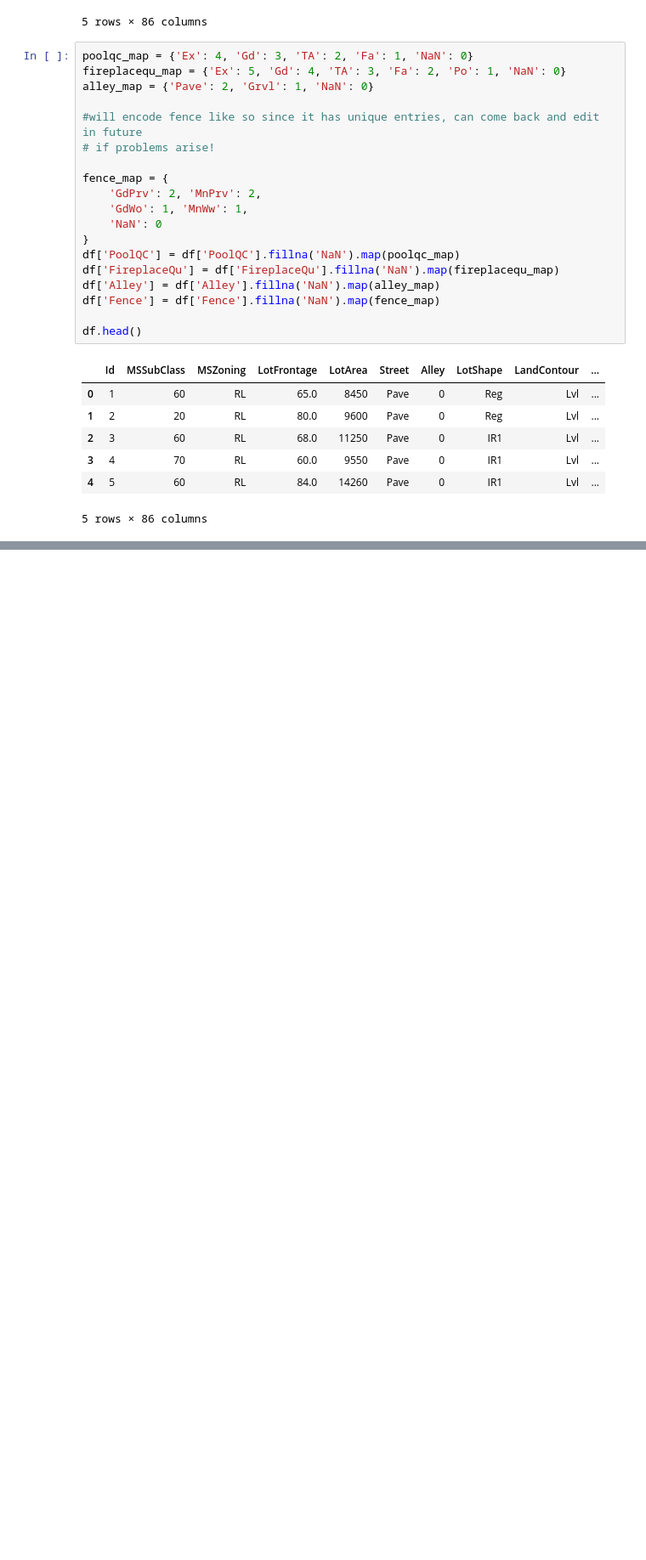
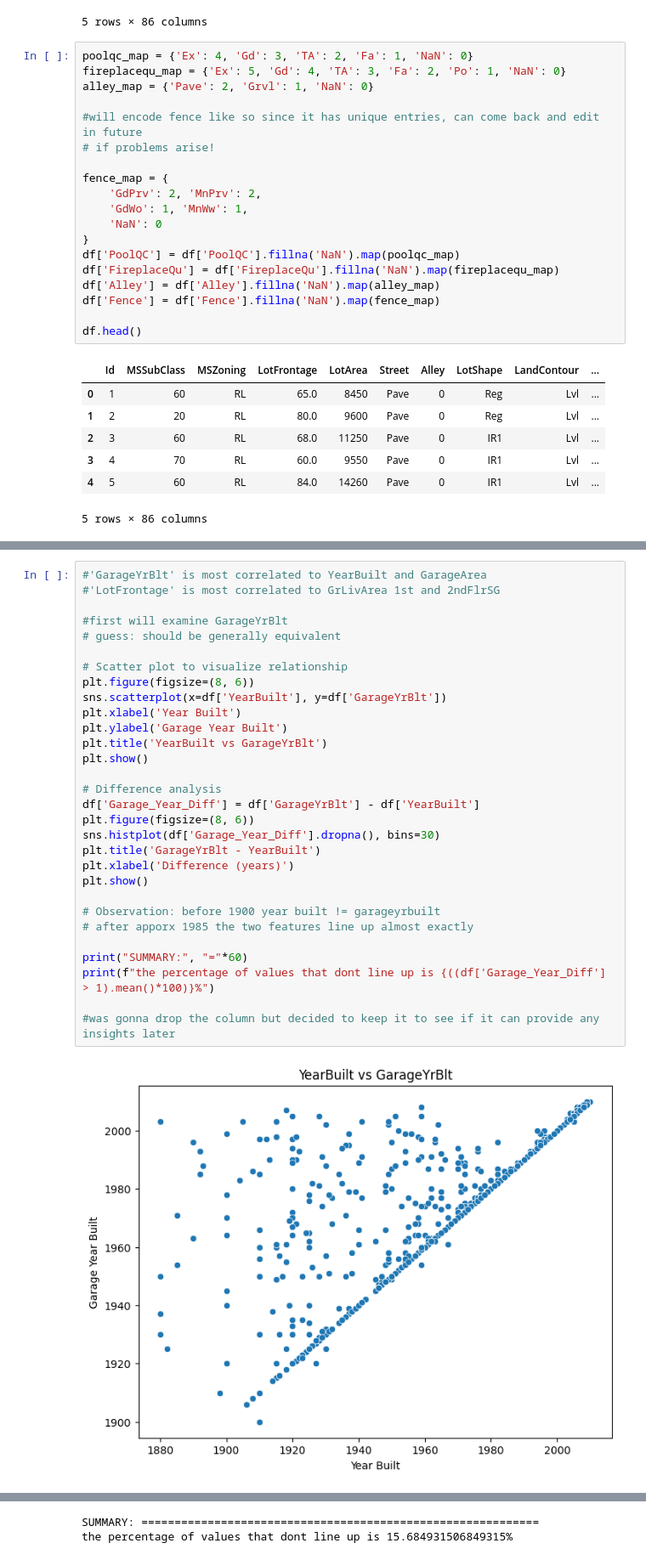
Before and after one commit to amandacao2/Kaggle-Data-Exploration, a Jupyter notebook: training.ipynb, the cells around one changed output, grey strips where cells are left out. Shown at 85% size. Saved outputs shown, nothing was run; the diff lists cells and outputs as text; blank space fills up the shorter version.

```diff
--- a/training.ipynb
+++ b/training.ipynb
@@ -187,0 +330,32 @@ want to start predicting, start with cleaning the numeric columns and then train
+# %%
+#'GarageYrBlt' is most correlated to YearBuilt and GarageArea
+#'LotFrontage' is most correlated to GrLivArea 1st and 2ndFlrSG
+
+#first will examine GarageYrBlt
+# guess: should be generally equivalent
+
+# Scatter plot to visualize relationship
+plt.figure(figsize=(8, 6))
+sns.scatterplot(x=df['YearBuilt'], y=df['GarageYrBlt'])
+plt.xlabel('Year Built')
+plt.ylabel('Garage Year Built')
+plt.title('YearBuilt vs GarageYrBlt')
+plt.show()
+
+# Difference analysis
+df['Garage_Year_Diff'] = df['GarageYrBlt'] - df['YearBuilt']
+plt.figure(figsize=(8, 6))
+sns.histplot(df['Garage_Year_Diff'].dropna(), bins=30)
+plt.title('GarageYrBlt - YearBuilt')
+plt.xlabel('Difference (years)')
+plt.show()
+
+# Observation: before 1900 year built != garageyrbuilt
+# after apporx 1985 the two features line up almost exactly
+
+print("SUMMARY:", "="*60)
+print(f"the percentage of values that dont line up is {((df['Garage_Year_Diff'] > 1).mean()*100)}%")
+
+#was gonna drop the column but decided to keep it to see if it can provide any insights later
+# %% [output]
+[figure, added]
@@ -187,0 +363,2 @@ want to start predicting, start with cleaning the numeric columns and then train
+SUMMARY: ============================================================
+the percentage of values that dont line up is 15.684931506849315%
```
Also changed, not shown: parts of 36 cells of this notebook, 1 other file.
